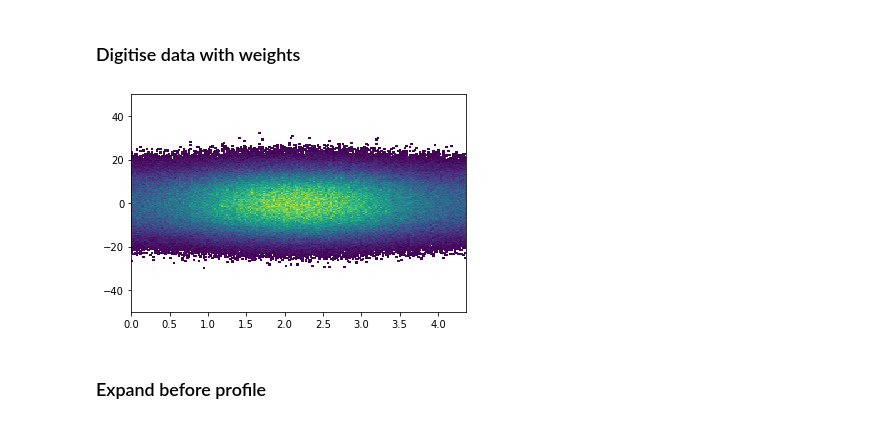
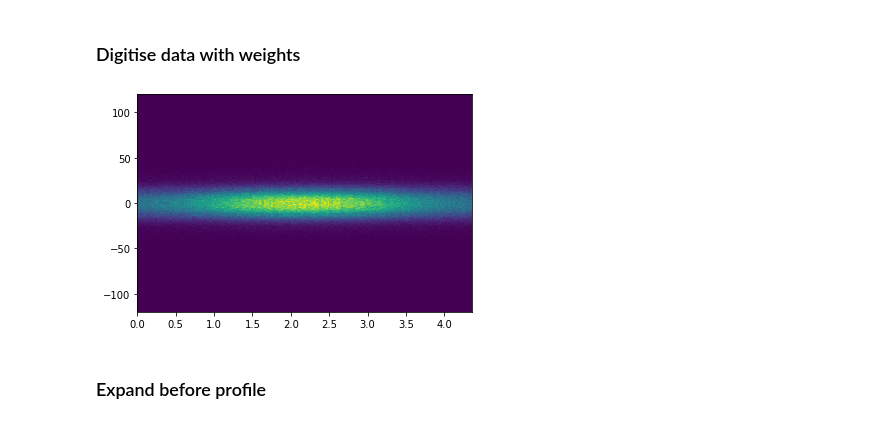
Before and after one commit to glukicov/EDMTracking, a Jupyter notebook: JupyterNB/Bz_sim.ipynb, the cells around one changed output. Drawn from its saved outputs; the diff is of its cells as text; code cells hidden in the pictures.

```diff
--- a/JupyterNB/Bz_sim.ipynb
+++ b/JupyterNB/Bz_sim.ipynb
@@ -18,7 +18,7 @@ Welcome to JupyROOT 6.18/04
 font_size=14 # for plots
 
 t_min = 0 # us  #TODO 30 for data
-t_max = 500 # us
+t_max = 210 # us
 print("Starting and end times:", t_min, "to", t_max, "us")
 p_min = 1800 # MeV
 p_max = 3100 # MeV
@@ -37,10 +37,10 @@ bin_w = 10*1e-3 # 10 ns
 bin_n = int( round(g2period/bin_w) )
 print("Setting bin width of", bin_w*1e3, "ns with", bin_n, "bins")
 
-p0_count=(5000, 64, -0.4, 6)
+p0_count=[5000, 64, -0.4, 1.0]
 print("Starting pars count (N, tau, A, phi):", *p0_count)
-p0_theta_truth=(0.00, 0.17, 0.0)
+p0_theta_truth=[0.00, 0.17, 0.0]
 print("Starting pars TRUTH theta (A_Bz, A_edm, c):", *p0_theta_truth)
-p0_theta_blinded=(1.0, 1.0, 1.0)
+p0_theta_blinded=[1.0, 1.0, 1.0]
 print("Starting pars theta blinded (A_Bz, A_edm, c):", *p0_theta_blinded)
 # %% [output]
@@ -99,5 +100,8 @@ y_err = np.sqrt(freq) # Poissson error
 # %%
 #set vars, fit pars, and plot
 x,y,y_e = bin_c, freq, y_err
+p0_count=[5000, 64, -0.4, 1.0]
 par, par_e, chi2_ndf = cu.fit_and_chi2(x, y, y_e, cu.unblinded_wiggle_fixed, p0_count)
+# p0_count=[5000, 64, -0.4, 1.4, 6.0]
+# par, par_e, chi2_ndf = cu.fit_and_chi2(x, y, y_e, cu.unblinded_wiggle_function, p0_count)
 # %% [output]
@@ -124,8 +128,11 @@ fig.savefig("../fig/bnl_fit.png", dpi=300)
 # %% [markdown]
 ### Set constant phase for the next step
 # %%
-cu._LT=par[1]
+# cu._LT=par[1]
+cu._LT=64.95
 print("LT set to", round(cu._LT,2), "us")
-cu._phi=par[3]
+cu._phi=par[-1]
 print("Phase set to", round(cu._phi,2), "rad")
+# cu._omega=par[3]
+# print("Omega set to", round(cu._omega,2), "MHz")
 # %% [output]
@@ -193,12 +149,12 @@ ang=theta_y_mrad
 ### Digitise data with weights
 # %%
 # xy_range=[ [0, g2period], [-0.2, 0.3] ]
-xy_range=[ [0, g2period], [-50, 50] ]
+xy_range=[ [0, g2period], [-120, 120] ]
 xy_bins=(200, 200)
 # h,xedges,yedges = np.histogram2d(tmod_abs, ang, weights=weights, bins=xy_bins, range=xy_range);
-h,xedges,yedges,image = plt.hist2d(tmod_abs, ang, weights=weights, bins=xy_bins, range=xy_range, cmin=10);
+h,xedges,yedges,image = plt.hist2d(tmod_abs, ang, weights=weights, bins=xy_bins, range=xy_range);
 # %% [output]
-[figure, old version]
+[figure, new version]
 # %% [markdown]
 ### Expand before profile
 # %%
```
Also changed, not shown: parts of 18 cells of this notebook, 1 other file.
